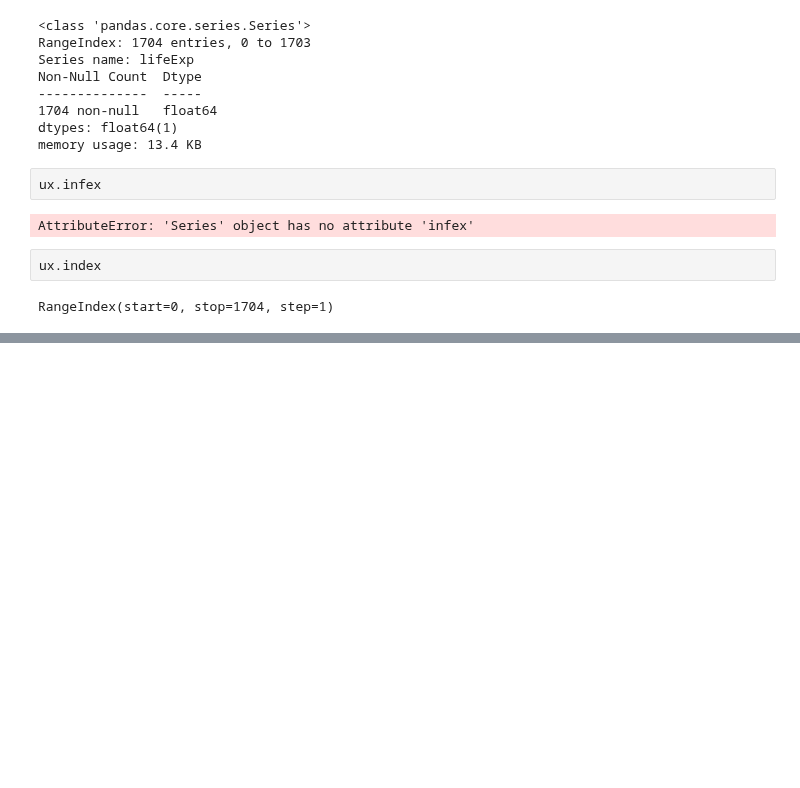
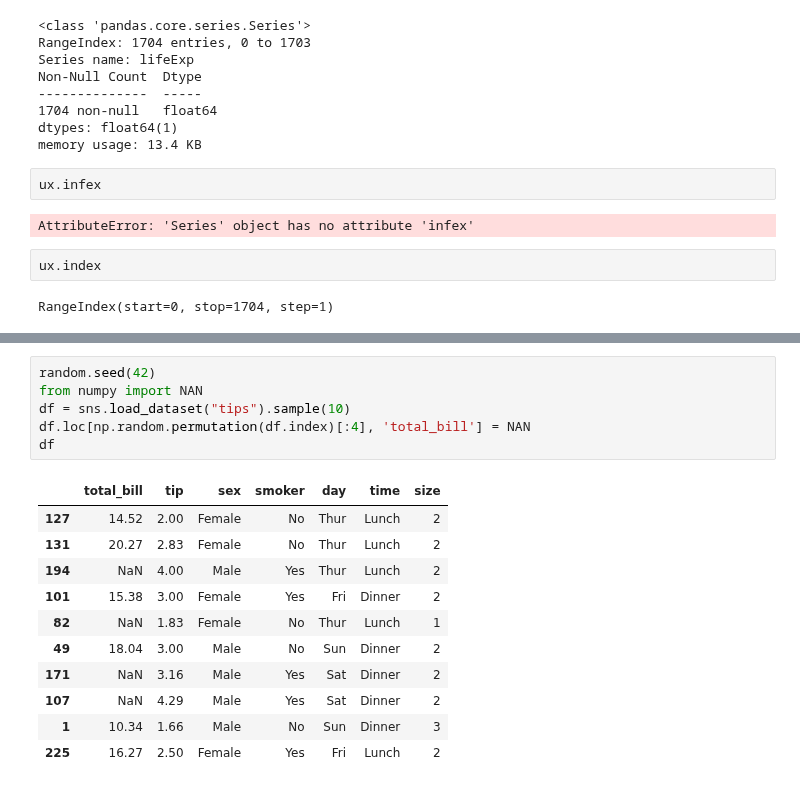
Before and after one commit to layla-focalors/pandas_learning, a Jupyter notebook: Learning_Final_Exam/Layla.ipynb, the cells around one changed output, grey strips where cells are left out. Drawn from its saved outputs; the diff is of its cells as text; blank space fills up the shorter version.

```diff
--- a/Learning_Final_Exam/Layla.ipynb
+++ b/Learning_Final_Exam/Layla.ipynb
@@ -746,0 +769,18 @@ RangeIndex(start=0, stop=1704, step=1)
+# %%
+random.seed(42)
+from numpy import NAN
+df = sns.load_dataset("tips").sample(10)
+df.loc[np.random.permutation(df.index)[:4], 'total_bill'] = NAN
+df
+# %% [output]
+|  | total_bill | tip | sex | smoker | day | time | size |
+| 127 | 14.52 | 2.00 | Female | No | Thur | Lunch | 2 |
+| 131 | 20.27 | 2.83 | Female | No | Thur | Lunch | 2 |
+| 194 | NaN | 4.00 | Male | Yes | Thur | Lunch | 2 |
+| 101 | 15.38 | 3.00 | Female | Yes | Fri | Dinner | 2 |
+| 82 | NaN | 1.83 | Female | No | Thur | Lunch | 1 |
+| 49 | 18.04 | 3.00 | Male | No | Sun | Dinner | 2 |
+| 171 | NaN | 3.16 | Male | Yes | Sat | Dinner | 2 |
+| 107 | NaN | 4.29 | Male | Yes | Sat | Dinner | 2 |
+| 1 | 10.34 | 1.66 | Male | No | Sun | Dinner | 3 |
+| 225 | 16.27 | 2.50 | Female | Yes | Fri | Lunch | 2 |
```
Also changed, not shown: parts of 5 cells of this notebook.
